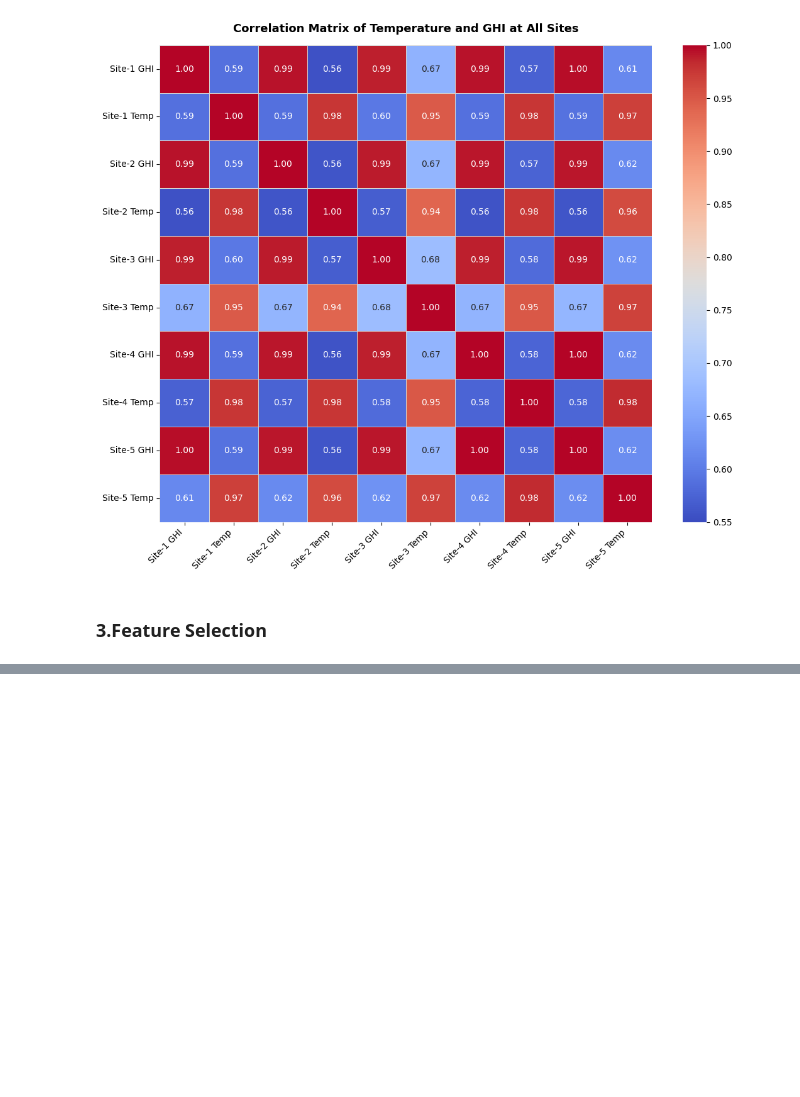
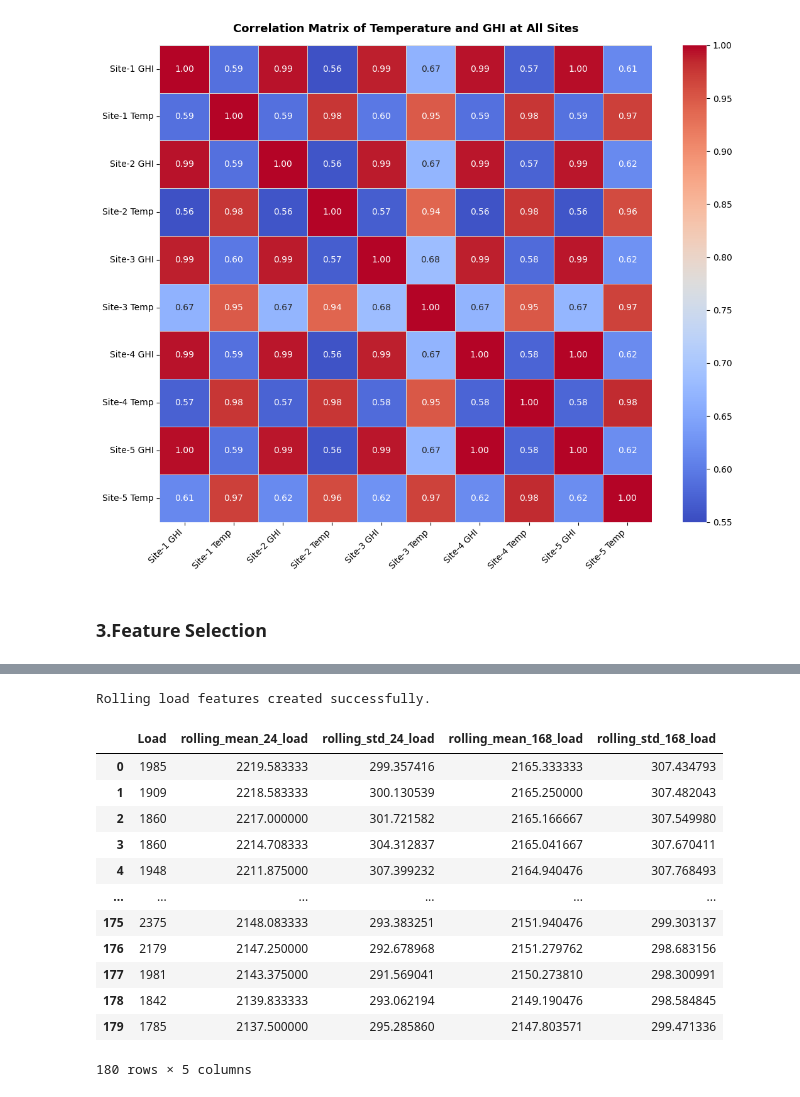
Before and after one commit to NganBui25/2025-PGE-Energy-Analytics, a Jupyter notebook: notebooks/feature_engineering.ipynb, the cells around one changed output, grey strips where cells are left out. Drawn from its saved outputs; the diff is of its cells as text; code cells hidden in the pictures; blank space fills up the shorter version.

```diff
--- a/notebooks/feature_engineering.ipynb
+++ b/notebooks/feature_engineering.ipynb
@@ -363,0 +664,20 @@ plt.show()
+# %%
+# ============================================================
+# Cell 7: Load Lag Features
+# ============================================================
+
+df["lag_1_load"] = df["Load"].shift(1)
+df["lag_24_load"] = df["Load"].shift(24)
+df["lag_168_load"] = df["Load"].shift(168)
+
+print("Load lag features created successfully.")
+
+load_lag_features = [
+    "lag_1_load",
+    "lag_24_load",
+    "lag_168_load"
+]
+# drop nan
+df = df.dropna(subset=load_lag_features).reset_index(drop=True)
+
+df[["Load"] + load_lag_features].head(180)
@@ -363,0 +701,60 @@ plt.show()
+# %%
+# ============================================================
+# Cell 8: Rolling Load Features
+# ============================================================
+
+# Use shift(1) to avoid leakage from current target value
+df["rolling_mean_24_load"] = (
+    df["Load"]
+    .shift(1)
+    .rolling(window=24)
+    .mean()
+)
+
+df["rolling_std_24_load"] = (
+    df["Load"]
+    .shift(1)
+    .rolling(window=24)
+    .std()
+)
+
+df["rolling_mean_168_load"] = (
+    df["Load"]
+    .shift(1)
+    .rolling(window=168)
+    .mean()
+)
+
+df["rolling_std_168_load"] = (
+    df["Load"]
+    .shift(1)
+    .rolling(window=168)
+    .std()
+)
+
+print("Rolling load features created successfully.")
+
+rolling_features = [
+    "rolling_mean_24_load",
+    "rolling_std_24_load",
+    "rolling_mean_168_load",
+    "rolling_std_168_load"
+]
+# drop nan
+df = df.dropna(subset=rolling_features).reset_index(drop=True)
+df[["Load"] + rolling_features].head(180)
+# %% [output]
+Rolling load features created successfully.
+|  | Load | rolling_mean_24_load | rolling_std_24_load | rolling_mean_168_load | rolling_std_168_load |
+| 0 | 1985 | 2219.583333 | 299.357416 | 2165.333333 | 307.434793 |
+| 1 | 1909 | 2218.583333 | 300.130539 | 2165.250000 | 307.482043 |
+| 2 | 1860 | 2217.000000 | 301.721582 | 2165.166667 | 307.549980 |
+| 3 | 1860 | 2214.708333 | 304.312837 | 2165.041667 | 307.670411 |
+| 4 | 1948 | 2211.875000 | 307.399232 | 2164.940476 | 307.768493 |
+| ... | ... | ... | ... | ... | ... |
+| 175 | 2375 | 2148.083333 | 293.383251 | 2151.940476 | 299.303137 |
+| 176 | 2179 | 2147.250000 | 292.678968 | 2151.279762 | 298.683156 |
+| 177 | 1981 | 2143.375000 | 291.569041 | 2150.273810 | 298.300991 |
+| 178 | 1842 | 2139.833333 | 293.062194 | 2149.190476 | 298.584845 |
+| 179 | 1785 | 2137.500000 | 295.285860 | 2147.803571 | 299.471336 |
+180 rows × 5 columns
```
Also changed, not shown: parts of 25 cells of this notebook, 2 other files.
